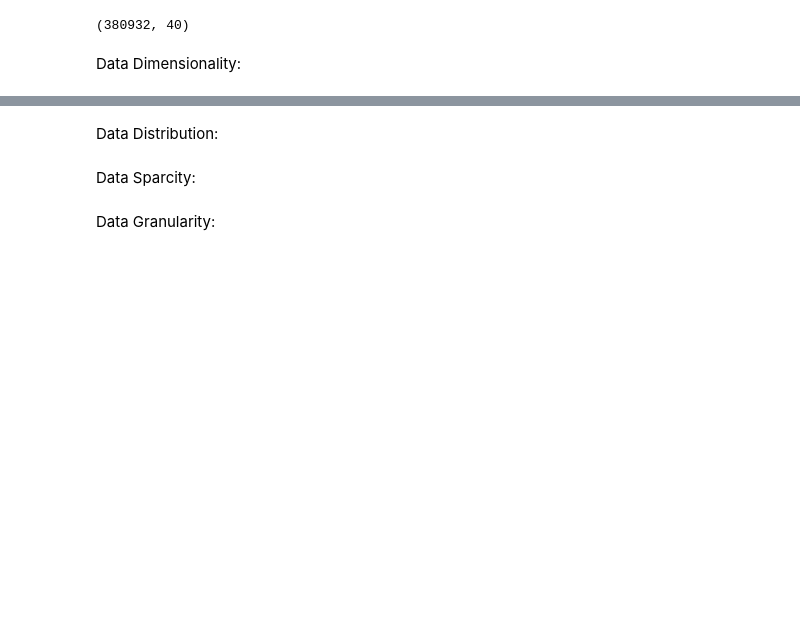
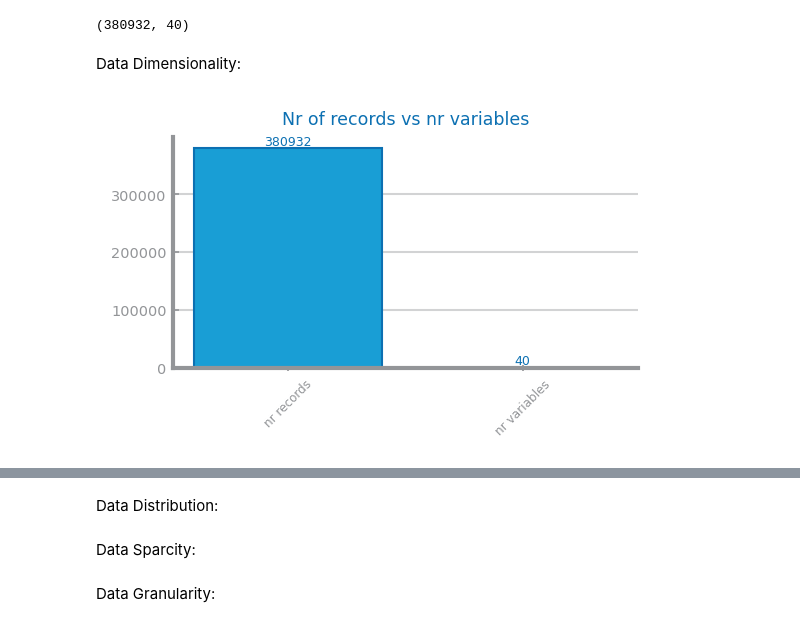
Before and after one commit to pedrocruzac02/DS23-24, a Jupyter notebook: DataProfiling.ipynb, the cells around one changed output, grey strips where cells are left out. Saved outputs shown, nothing was run; the diff lists cells and outputs as text; code cells hidden in the pictures; blank space fills up the shorter version.

```diff
--- a/DataProfiling.ipynb
+++ b/DataProfiling.ipynb
@@ -9,5 +9,18 @@ data.shape
 (380932, 40)
 # %% [markdown]
 Data Dimensionality:
+# %%
+from matplotlib.pyplot import figure, savefig, show
+from library.dslabs_functions import plot_bar_chart
+
+figure(figsize=(4, 2))
+values: dict[str, int] = {"nr records": data.shape[0], "nr variables": data.shape[1]}
+plot_bar_chart(
+    list(values.keys()), list(values.values()), title="Nr of records vs nr variables"
+)
+#savefig(f"images/{file_tag}_records_variables.png")
+show()
+# %% [output]
+[figure, added]
 # %%
 from library.dslabs_functions import get_variable_types
```
Also changed, not shown: parts of 6 cells of this notebook.
